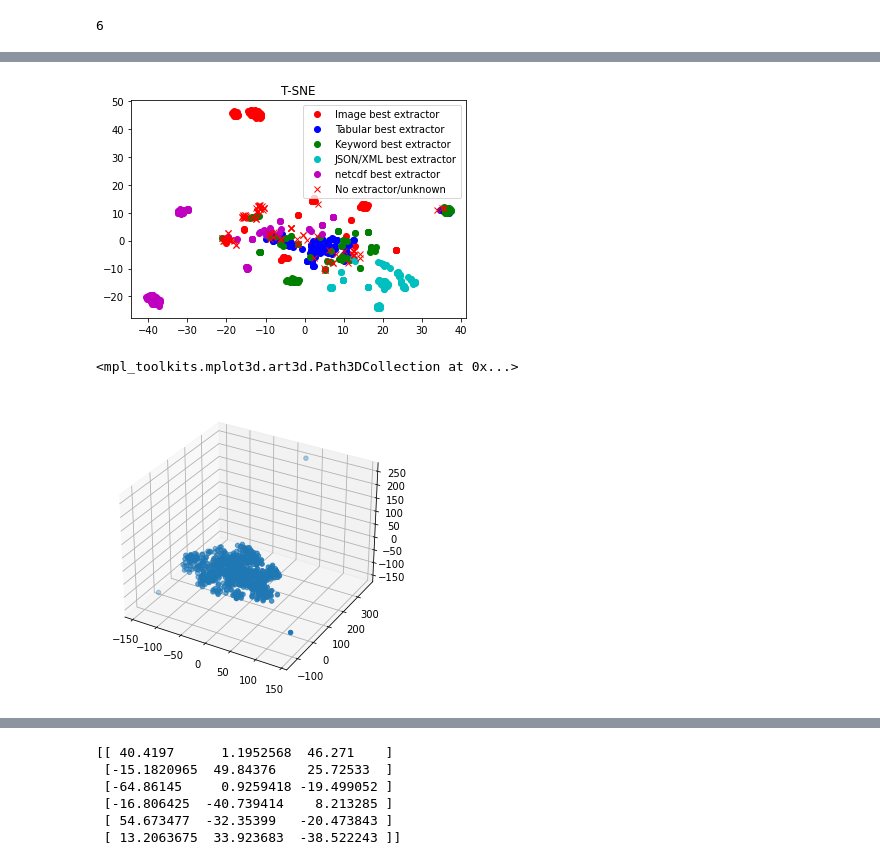
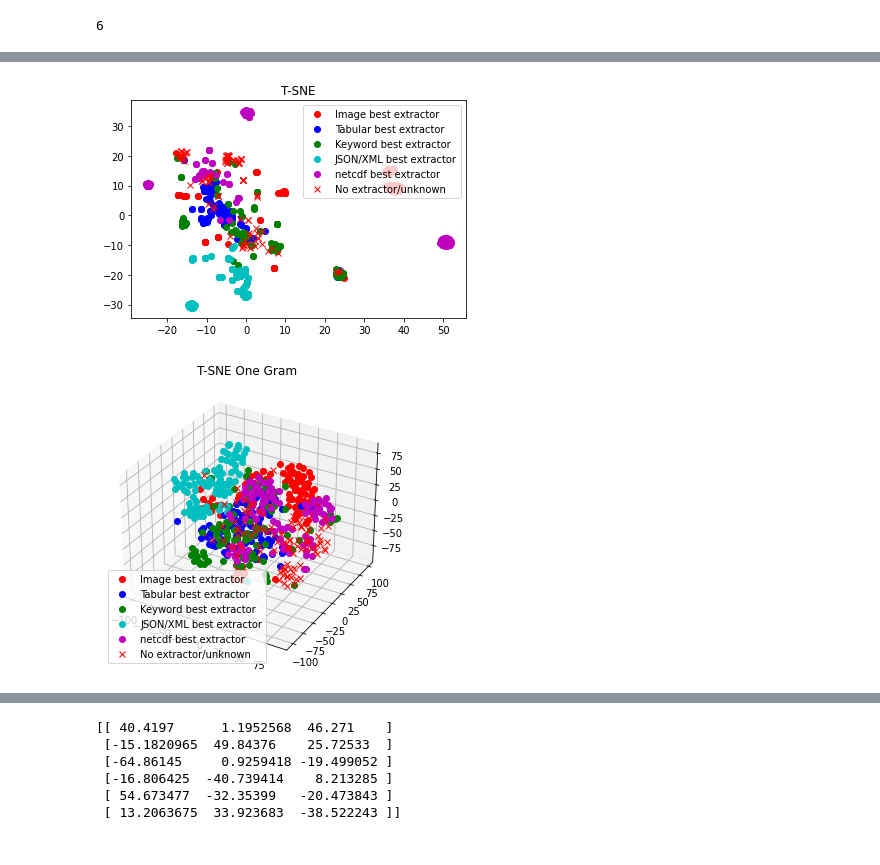
Before and after one commit to xtracthub/MetaDataExtractionModel, a Jupyter notebook: subdataset/subsetVectorAnalysis.ipynb, the cells around one changed output, grey strips where cells are left out. Saved outputs shown, nothing was run; the diff lists cells and outputs as text; code cells hidden in the pictures.

```diff
--- a/subdataset/subsetVectorAnalysis.ipynb
+++ b/subdataset/subsetVectorAnalysis.ipynb
@@ -17,7 +17,7 @@ from sklearn.preprocessing import StandardScaler
 from sklearn.pipeline import Pipeline
 from sklearn import metrics
 # %%
-with open('gathered_data_byte_vector_raw/sample1/byte_vectors_v1_512B.pkl', "rb") as fp:
+with open('gathered_data_byte_vector/sample1/byte_vectors_v1_512B.pkl', "rb") as fp:
     dataset = pickle.load(fp)
 print(len(dataset))
 # %% [output]
@@ -197,23 +197,20 @@ tsne_after_pca = Pipeline([
 onegram_tsne = tsne_after_pca.fit_transform(total_dataset_1_gram)
 plot_extractors_against_feature_reduction(all_file_data, onegram_tsne, "T-SNE")
 # %% [output]
-[figure, old version]
+[figure, new version]
 # %%
 sc = StandardScaler()
 pca = PCA(n_components=50)
 tsne = TSNE(n_components=3)
 
 tsne_after_pca = Pipeline([
     ('std_scaler', sc),
     ('pca', pca),
     ('tsne', tsne)
 ])
 
 onegram_tsne = tsne_after_pca.fit_transform(total_dataset_1_gram)
-fig = plt.figure()
-ax = Axes3D(fig)
-ax.scatter(onegram_tsne[:,0], onegram_tsne[:,1], onegram_tsne[:,2])
+plot_extractors_against_feature_reduction_3d(all_file_data, onegram_tsne, "T-SNE One Gram")
 # %% [output]
-<mpl_toolkits.mplot3d.art3d.Path3DCollection at 0x...>
-[figure, old version]
+[figure, new version]
 # %%
```
Also changed, not shown: parts of 5 cells of this notebook, 3 other files.
